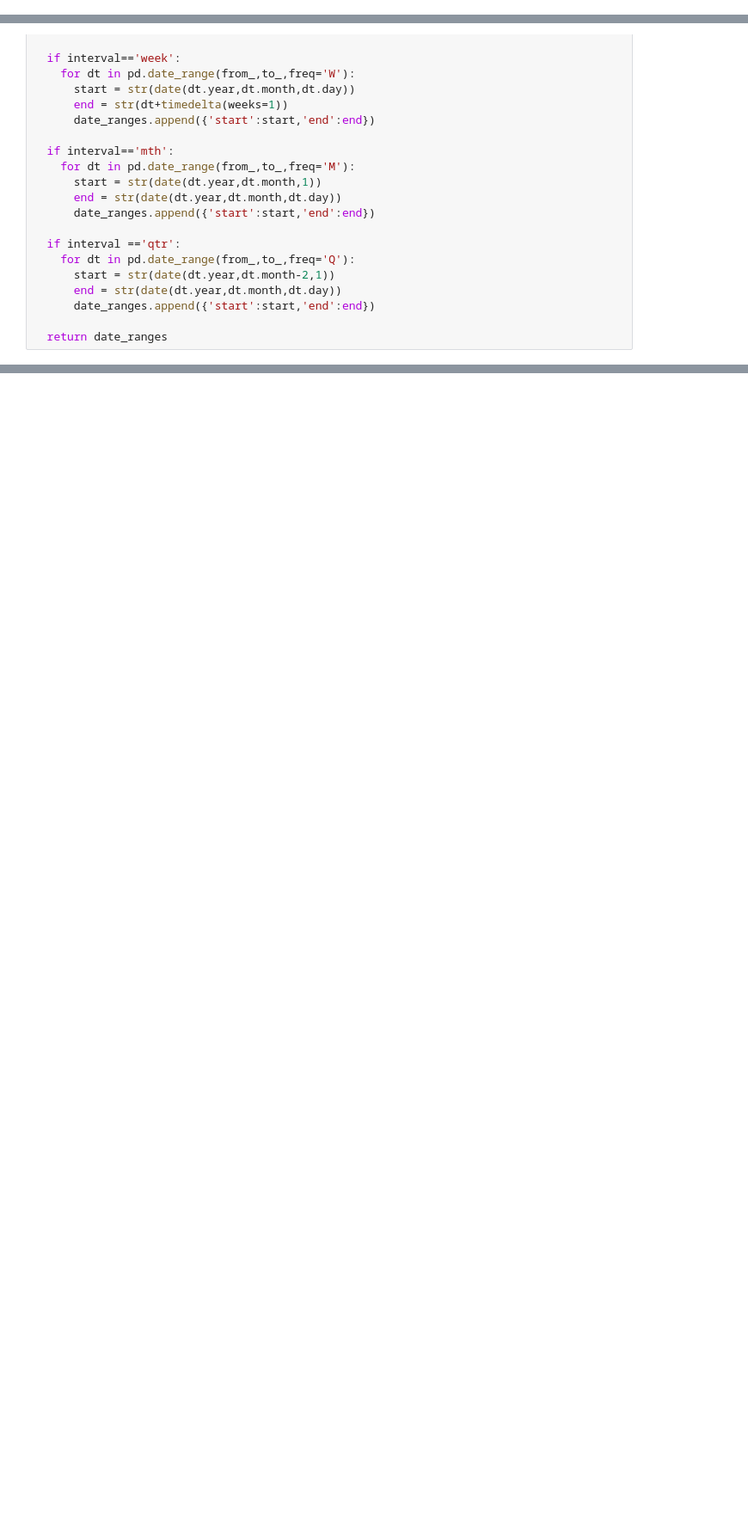
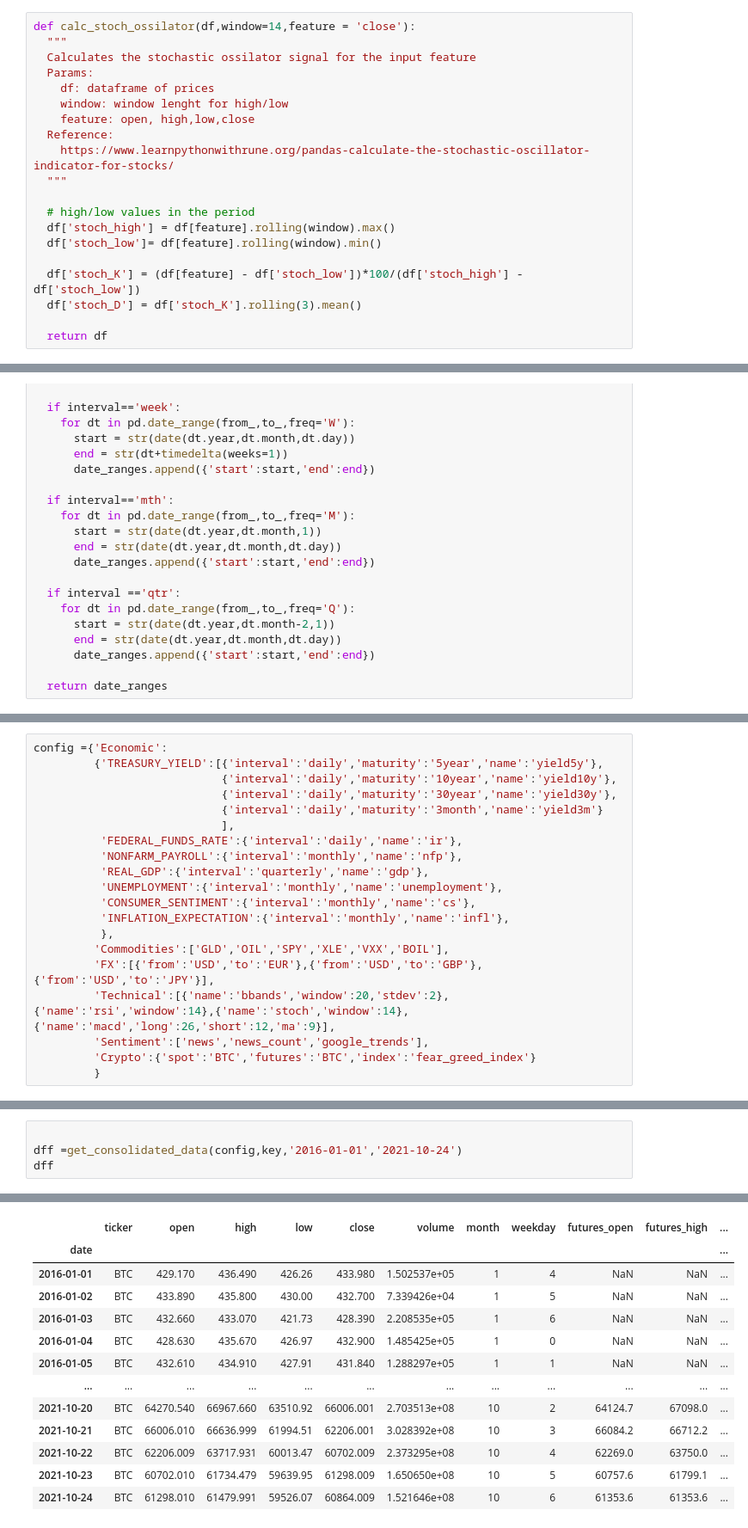
Before and after one commit to kconstable/crypto-ensemble-model-predictions, a Jupyter notebook: btc_get_data.ipynb, the cells around one changed output, grey strips where cells are left out. Shown: that part at 86% size. Saved outputs shown, nothing was run; the diff lists cells and outputs as text; blank space fills up the shorter version.

Commit message:
Data Consolidation + spot /futures / index + technicals + commodities + FX + consolidate date (wip)

```diff
--- a/btc_get_data.ipynb
+++ b/btc_get_data.ipynb
@@ -101 +285,21 @@ for gdp in data['data']:
+# %%
+def calc_stoch_ossilator(df,window=14,feature = 'close'):
+  """
+  Calculates the stochastic ossilator signal for the input feature
+  Params:
+    df: dataframe of prices
+    window: window lenght for high/low
+    feature: open, high,low,close
+  Reference:
+    https://www.learnpythonwithrune.org/pandas-calculate-the-stochastic-oscillator-indicator-for-stocks/
+  """
+
+  # high/low values in the period
+  df['stoch_high'] = df[feature].rolling(window).max()
+  df['stoch_low']= df[feature].rolling(window).min()
+
+  df['stoch_K'] = (df[feature] - df['stoch_low'])*100/(df['stoch_high'] - df['stoch_low'])
+  df['stoch_D'] = df['stoch_K'].rolling(3).mean()
+
+  return df
 # %% [markdown]
@@ -431,0 +814,20 @@ Scaping News From:2021-08-24 To:2021-08-25
+# %%
+config ={'Economic':
+         {'TREASURY_YIELD':[{'interval':'daily','maturity':'5year','name':'yield5y'},
+                            {'interval':'daily','maturity':'10year','name':'yield10y'},
+                            {'interval':'daily','maturity':'30year','name':'yield30y'},
+                            {'interval':'daily','maturity':'3month','name':'yield3m'}
+                            ],
+          'FEDERAL_FUNDS_RATE':{'interval':'daily','name':'ir'},
+          'NONFARM_PAYROLL':{'interval':'monthly','name':'nfp'},
+          'REAL_GDP':{'interval':'quarterly','name':'gdp'},
+          'UNEMPLOYMENT':{'interval':'monthly','name':'unemployment'},
+          'CONSUMER_SENTIMENT':{'interval':'monthly','name':'cs'},
+          'INFLATION_EXPECTATION':{'interval':'monthly','name':'infl'},
+          },
+         'Commodities':['GLD','OIL','SPY','XLE','VXX','BOIL'],
+         'FX':[{'from':'USD','to':'EUR'},{'from':'USD','to':'GBP'},{'from':'USD','to':'JPY'}],
+         'Technical':[{'name':'bbands','window':20,'stdev':2},{'name':'rsi','window':14},{'name':'stoch','window':14},{'name':'macd','long':26,'short':12,'ma':9}],
+         'Sentiment':['news','news_count','google_trends'],
+         'Crypto':{'spot':'BTC','futures':'BTC','index':'fear_greed_index'}
+         }
@@ -431,0 +943,5 @@ Scaping News From:2021-08-24 To:2021-08-25
+# %%
+
+dff =get_consolidated_data(config,key,'2016-01-01','2021-10-24')
+dff
+# %% [output]
@@ -431,0 +965,13 @@ Scaping News From:2021-08-24 To:2021-08-25
+|  | ticker | open | high | low | close | volume | month | weekday | futures_open | futures_high | ... |
+| date |  |  |  |  |  |  |  |  |  |  | ... |
+| 2016-01-01 | BTC | 429.170 | 436.490 | 426.26 | 433.980 | 1.502537e+05 | 1 | 4 | NaN | NaN | ... |
+| 2016-01-02 | BTC | 433.890 | 435.800 | 430.00 | 432.700 | 7.339426e+04 | 1 | 5 | NaN | NaN | ... |
+| 2016-01-03 | BTC | 432.660 | 433.070 | 421.73 | 428.390 | 2.208535e+05 | 1 | 6 | NaN | NaN | ... |
+| 2016-01-04 | BTC | 428.630 | 435.670 | 426.97 | 432.900 | 1.485425e+05 | 1 | 0 | NaN | NaN | ... |
+| 2016-01-05 | BTC | 432.610 | 434.910 | 427.91 | 431.840 | 1.288297e+05 | 1 | 1 | NaN | NaN | ... |
+| ... | ... | ... | ... | ... | ... | ... | ... | ... | ... | ... | ... |
+| 2021-10-20 | BTC | 64270.540 | 66967.660 | 63510.92 | 66006.001 | 2.703513e+08 | 10 | 2 | 64124.7 | 67098.0 | ... |
+| 2021-10-21 | BTC | 66006.010 | 66636.999 | 61994.51 | 62206.001 | 3.028392e+08 | 10 | 3 | 66084.2 | 66712.2 | ... |
+| 2021-10-22 | BTC | 62206.009 | 63717.931 | 60013.47 | 60702.009 | 2.373295e+08 | 10 | 4 | 62269.0 | 63750.0 | ... |
+| 2021-10-23 | BTC | 60702.010 | 61734.479 | 59639.95 | 61298.009 | 1.650650e+08 | 10 | 5 | 60757.6 | 61799.1 | ... |
+| 2021-10-24 | BTC | 61298.010 | 61479.991 | 59526.07 | 60864.009 | 1.521646e+08 | 10 | 6 | 61353.6 | 61353.6 | ... |
```
Also changed, not shown: parts of 30 cells of this notebook.
